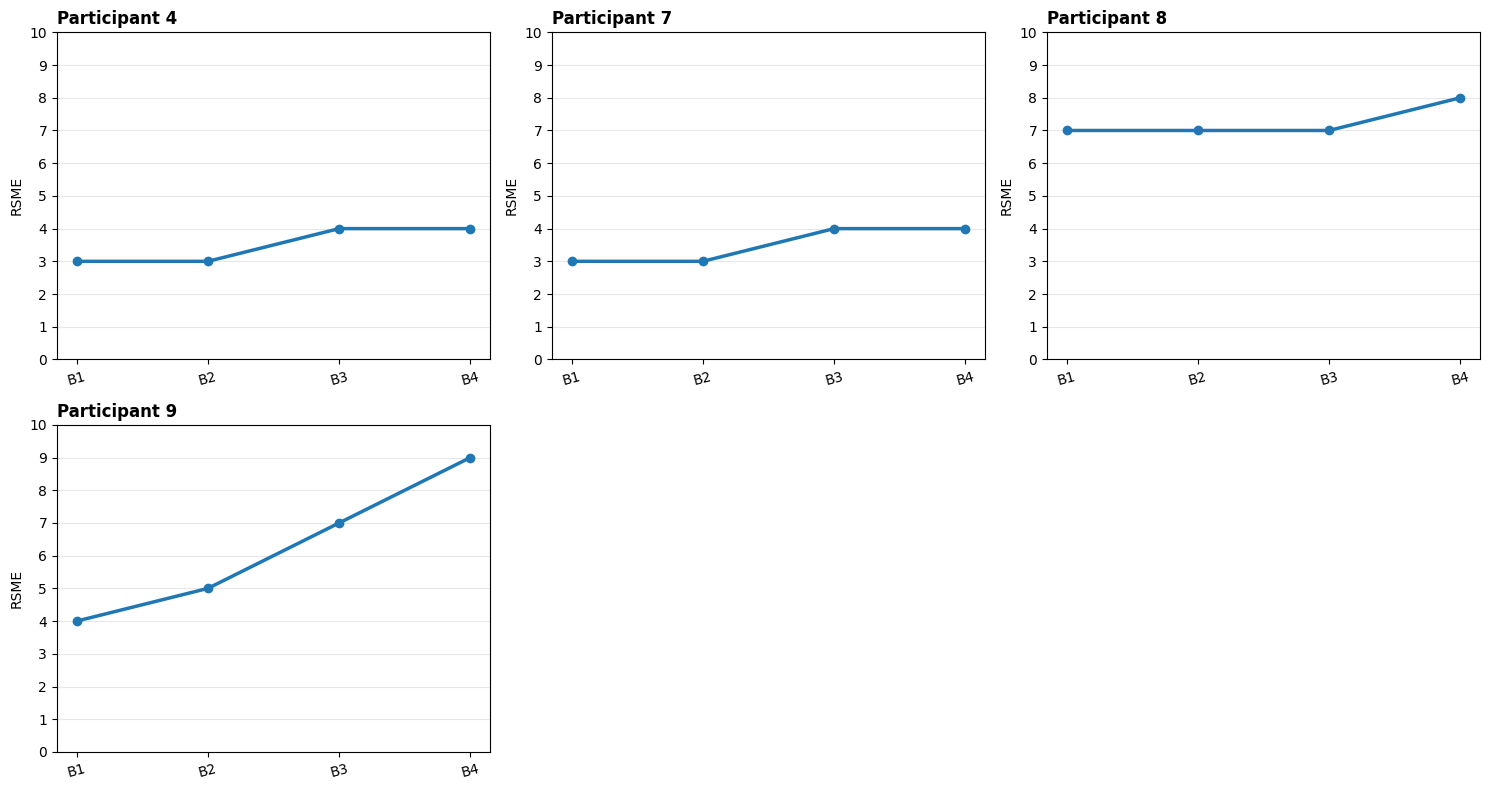
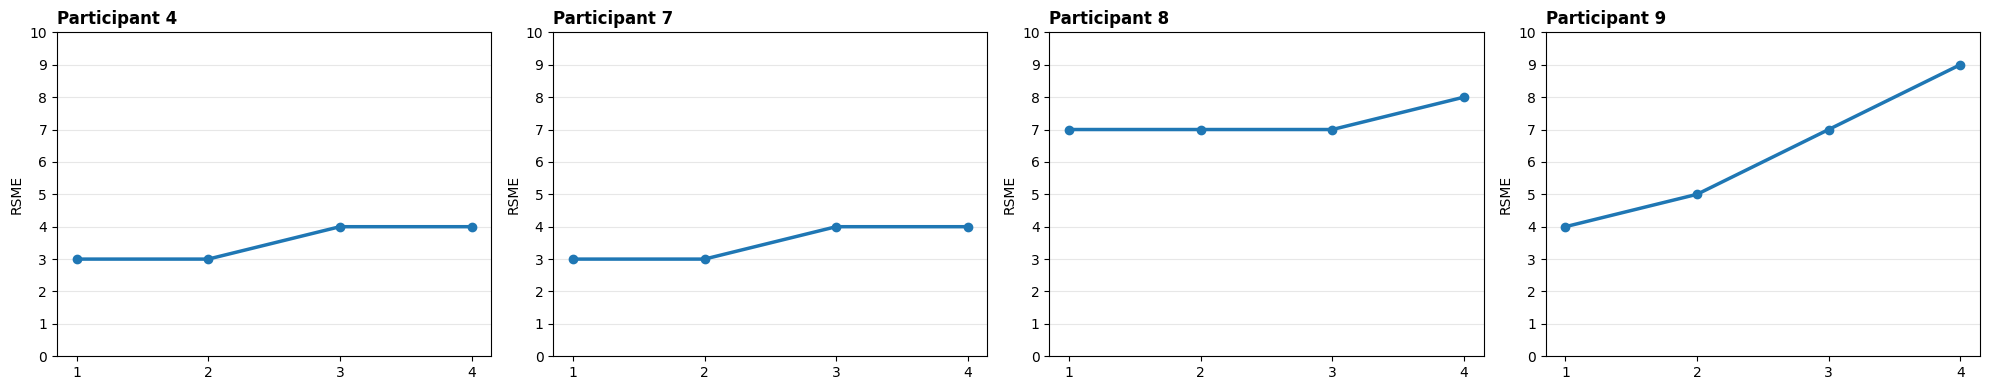
The change to this notebook cell's code, shown as a diff; its figure went from the first image to the second:
--- before
+++ after
@@ -1,4 +1,4 @@
 pids = sorted(df_rsme["pid"].unique())
-ncols = 3
+ncols = 4
 nrows = int(np.ceil(len(pids) / ncols))
 
@@ -16,18 +16,10 @@
     ax.plot(temp["block"], temp["RSME"], marker="o", linewidth=2.5)
 
-    # labels with target if available
-    if temp["target"].notna().any():
-        xlabels = [f"B{b}" for b in temp["block"]]
-    else:
-        xlabels = [f"B{b}" for b in temp["block"]]
-
     ax.set_title(f"Participant {pid}", loc="left", fontweight="bold")
     ax.set_ylabel("RSME")
     ax.set_xticks(temp["block"])
-    ax.set_xticklabels(xlabels, rotation=15)
     ax.set_yticks(range(0, 11))
     ax.grid(axis="y", alpha=0.3)
 
-# Hide empty plots
 for ax in axes[len(pids):]:
     ax.axis("off")

Commit: update plot subjective